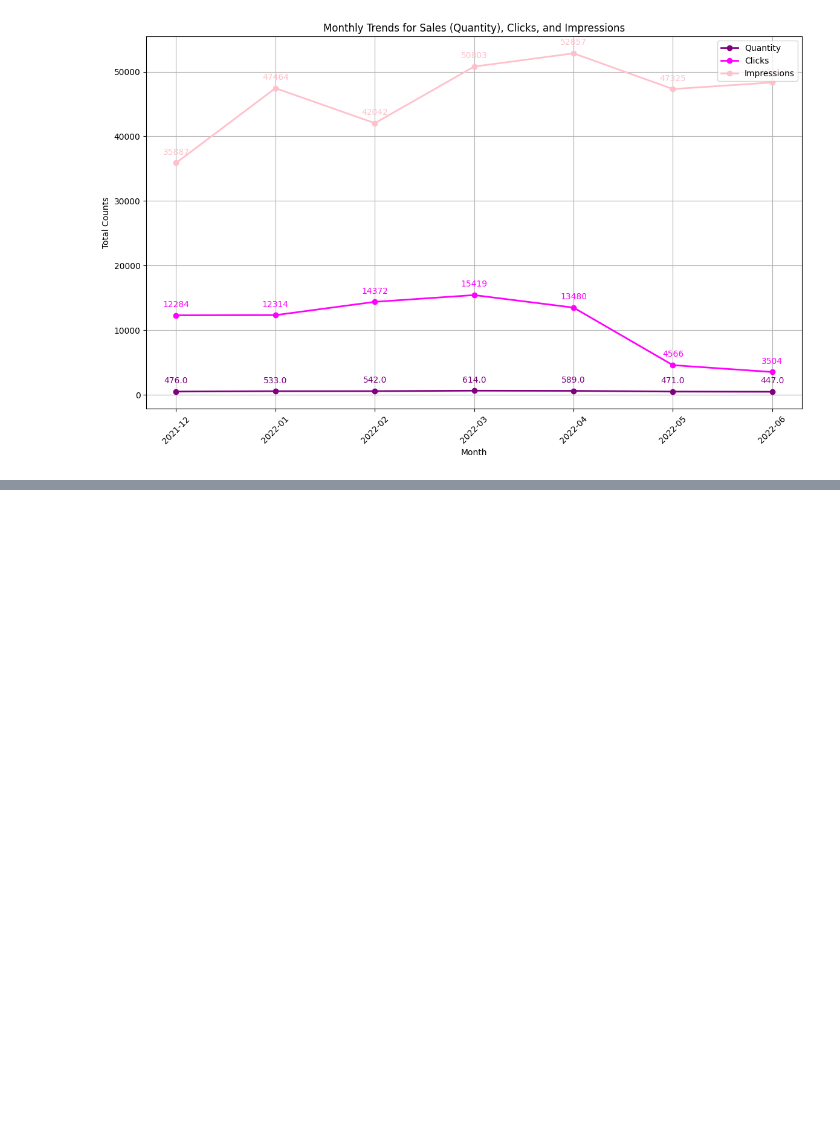
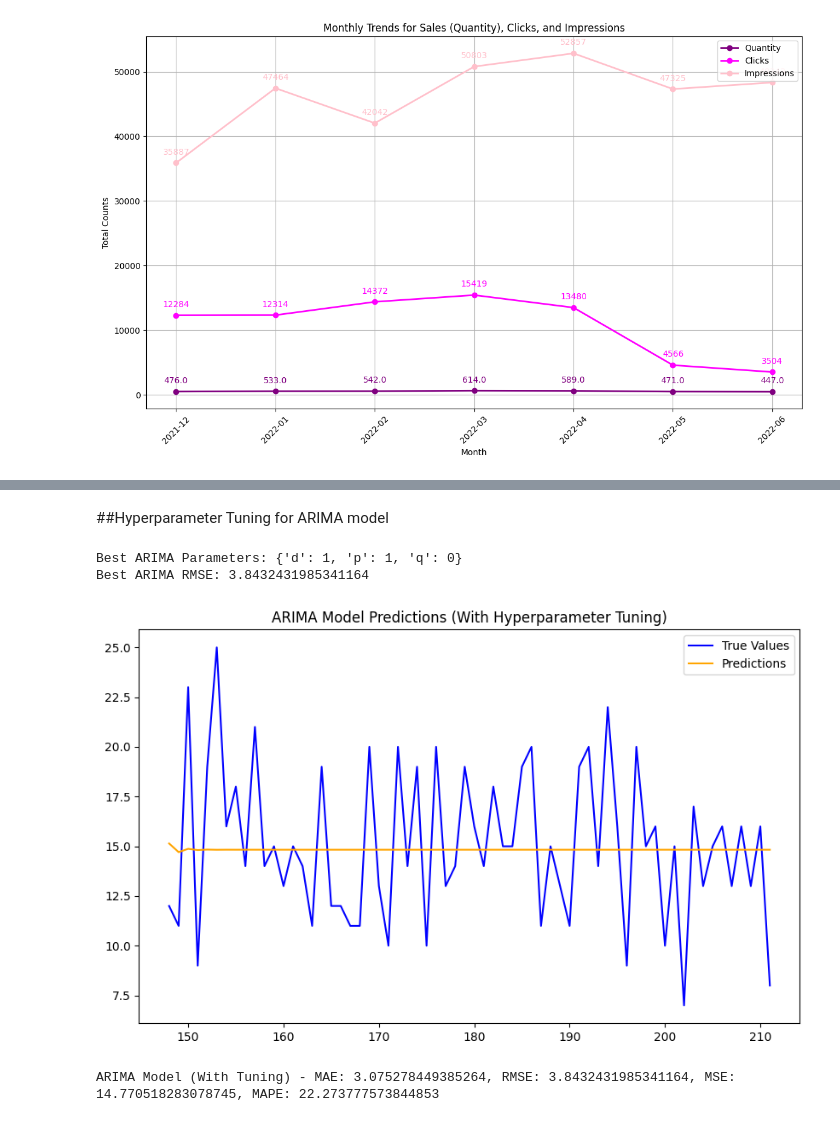
Before and after one commit to sravya-09/Sravya-Infosys-Nov24, a Jupyter notebook: dataset/Futurecart (1).ipynb, the cells around one changed output, grey strips where cells are left out. Drawn from its saved outputs; the diff is of its cells as text; code cells hidden in the pictures; blank space fills up the shorter version.

```diff
--- a/dataset/Futurecart (1).ipynb
+++ b/dataset/Futurecart (1).ipynb
@@ -762,0 +938,79 @@ plt.show()
+# %% [markdown]
+##Hyperparameter Tuning for ARIMA model
+# %%
+from sklearn.metrics import mean_squared_error
+from statsmodels.tsa.arima.model import ARIMA
+from sklearn.model_selection import ParameterGrid
+import numpy as np
+import matplotlib.pyplot as plt
+
+# Function to calculate evaluation metrics
+def calculate_metrics(true_values, predicted_values):
+    mae = np.mean(np.abs(true_values - predicted_values))  # MAE
+    rmse = np.sqrt(mean_squared_error(true_values, predicted_values))  # RMSE
+    mse = mean_squared_error(true_values, predicted_values)  # MSE
+    mape = np.mean(np.abs((true_values - predicted_values) / true_values)) * 100  # MAPE
+    return mae, rmse, mse, mape
+
+# Function to perform grid search for ARIMA model
+def arima_grid_search(train, test, p_range, d_range, q_range):
+    best_model = None
+    best_rmse = float('inf')
+    best_params = None
+
+    # Define the grid of parameters
+    param_grid = ParameterGrid({'p': p_range, 'd': d_range, 'q': q_range})
+
+    # Loop through all combinations of parameters
+    for params in param_grid:
+        try:
+            # Fit ARIMA model with current parameters
+            model = ARIMA(train, order=(params['p'], params['d'], params['q']))
+            model_fit = model.fit()
+            # Forecast the test set
+            forecast = model_fit.forecast(len(test))
+            # Calculate RMSE (Root Mean Squared Error)
+            rmse = np.sqrt(mean_squared_error(test, forecast))
+
+            # If this is the best RMSE, save the model and parameters
+            if rmse < best_rmse:
+                best_rmse = rmse
+                best_model = model_fit
+                best_params = params
+        except Exception as e:
+            # Skip this combination if it raises an error (e.g., non-stationary data)
+            continue
+
+    return best_model, best_params, best_rmse
+
+# Define ranges for p, d, q
+p_range = range(0, 3)  # AR terms (0, 1, 2)
+d_range = range(0, 2)  # Differencing terms (0, 1)
+q_range = range(0, 3)  # MA terms (0, 1, 2)
+
+# Perform grid search
+best_arima_model, best_arima_params, best_arima_rmse = arima_grid_search(train, test, p_range, d_range, q_range)
+
+# Display the best model parameters and RMSE
+print(f"Best ARIMA Parameters: {best_arima_params}")
+print(f"Best ARIMA RMSE: {best_arima_rmse}")
+
+# Make predictions with the best model
+best_arima_predictions = best_arima_model.forecast(len(test))
+
+# Plot the best ARIMA model predictions
+plt.figure(figsize=(10, 6))
+plt.plot(test.index, test, label='True Values', color='blue')
+plt.plot(test.index, best_arima_predictions, label='Predictions', color='orange')
+plt.title("ARIMA Model Predictions (With Hyperparameter Tuning)")
+plt.legend()
+plt.show()
+
+# Calculate and display evaluation metrics for the tuned ARIMA model
+best_arima_metrics = calculate_metrics(test, best_arima_predictions)
+print(f"ARIMA Model (With Tuning) - MAE: {best_arima_metrics[0]}, RMSE: {best_arima_metrics[1]}, MSE: {best_arima_metrics[2]}, MAPE: {best_arima_metrics[3]}")
+# %% [output]
+Best ARIMA Parameters: {'d': 1, 'p': 1, 'q': 0}
+Best ARIMA RMSE: 3.8432431985341164
+[figure, added]
+ARIMA Model (With Tuning) - MAE: 3.075278449385264, RMSE: 3.8432431985341164, MSE: 14.770518283078745, MAPE: 22.273777573844853
```
Also changed, not shown: parts of 40 cells of this notebook.
